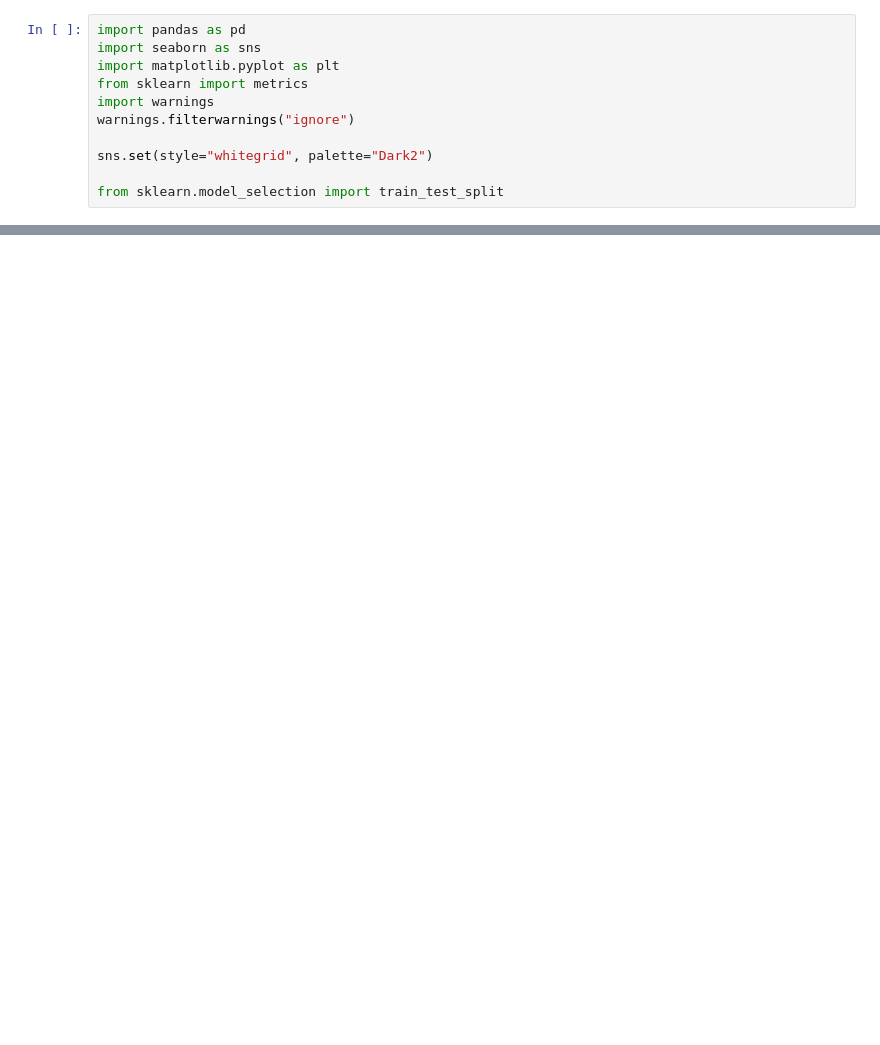
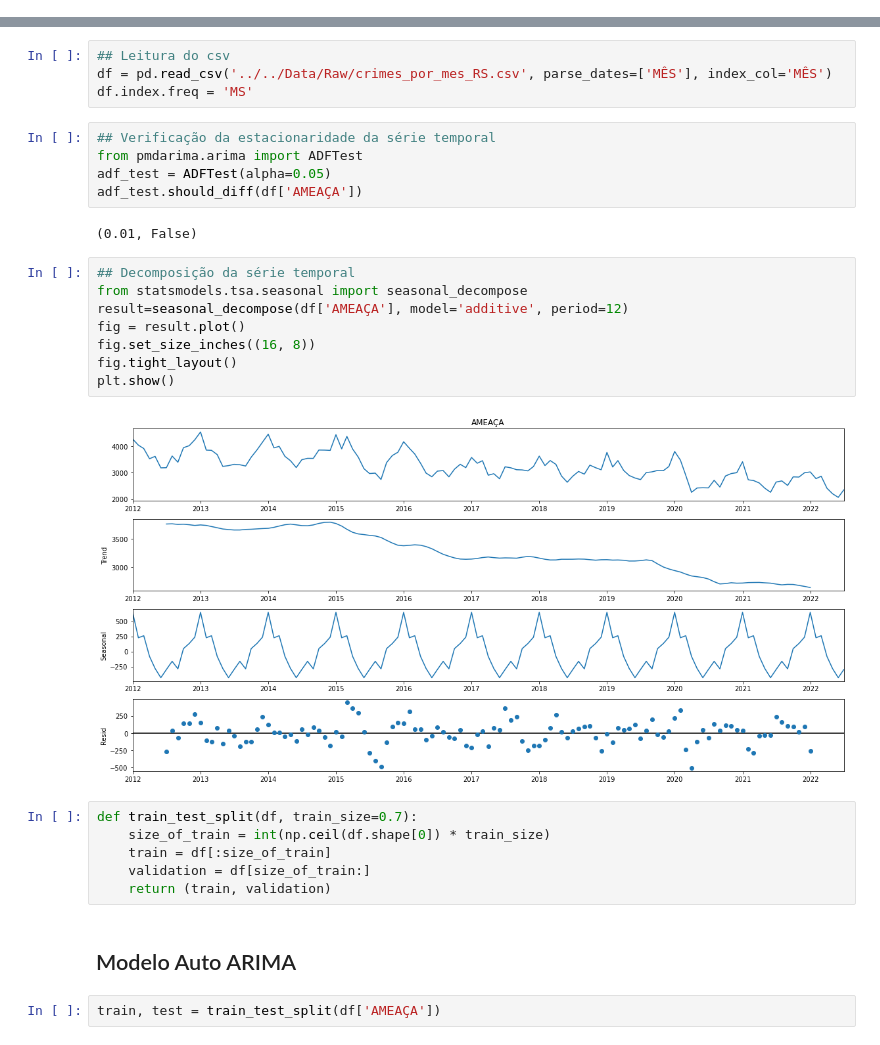
Before and after one commit to augustaklug/PB_IoT-Augusta_Klug, a Jupyter notebook: Regressão/Code/Model/Model_Selection.ipynb, the cells around one changed output, grey strips where cells are left out. Cells and saved outputs as stored; diff of their text form; blank space fills up the shorter version.

Commit message:
regression models

```diff
--- a/Regressão/Code/Model/Model_Selection.ipynb
+++ b/Regressão/Code/Model/Model_Selection.ipynb
@@ -3,11 +0,0 @@
-# %%
-import pandas as pd
-import seaborn as sns
-import matplotlib.pyplot as plt
-from sklearn import metrics
-import warnings
-warnings.filterwarnings("ignore")
-
-sns.set(style="whitegrid", palette="Dark2")
-
-from sklearn.model_selection import train_test_split
@@ -214,0 +9,31 @@ ConfusionMatrix(ax=<AxesSubplot:title={'center':'AdaBoostClassifier Confusion Ma
+# %%
+## Leitura do csv
+df = pd.read_csv('../../Data/Raw/crimes_por_mes_RS.csv', parse_dates=['MÊS'], index_col='MÊS')
+df.index.freq = 'MS'
+# %%
+## Verificação da estacionaridade da série temporal
+from pmdarima.arima import ADFTest
+adf_test = ADFTest(alpha=0.05)
+adf_test.should_diff(df['AMEAÇA'])
+# %% [output]
+(0.01, False)
+# %%
+## Decomposição da série temporal
+from statsmodels.tsa.seasonal import seasonal_decompose
+result=seasonal_decompose(df['AMEAÇA'], model='additive', period=12)
+fig = result.plot()
+fig.set_size_inches((16, 8))
+fig.tight_layout()
+plt.show()
+# %% [output]
+[figure, added]
+# %%
+def train_test_split(df, train_size=0.7):
+    size_of_train = int(np.ceil(df.shape[0]) * train_size)
+    train = df[:size_of_train]
+    validation = df[size_of_train:]
+    return (train, validation)
+# %% [markdown]
+## Modelo Auto ARIMA
+# %%
+train, test = train_test_split(df['AMEAÇA'])
```
Also changed, not shown: parts of 42 cells of this notebook, 1 other file.
